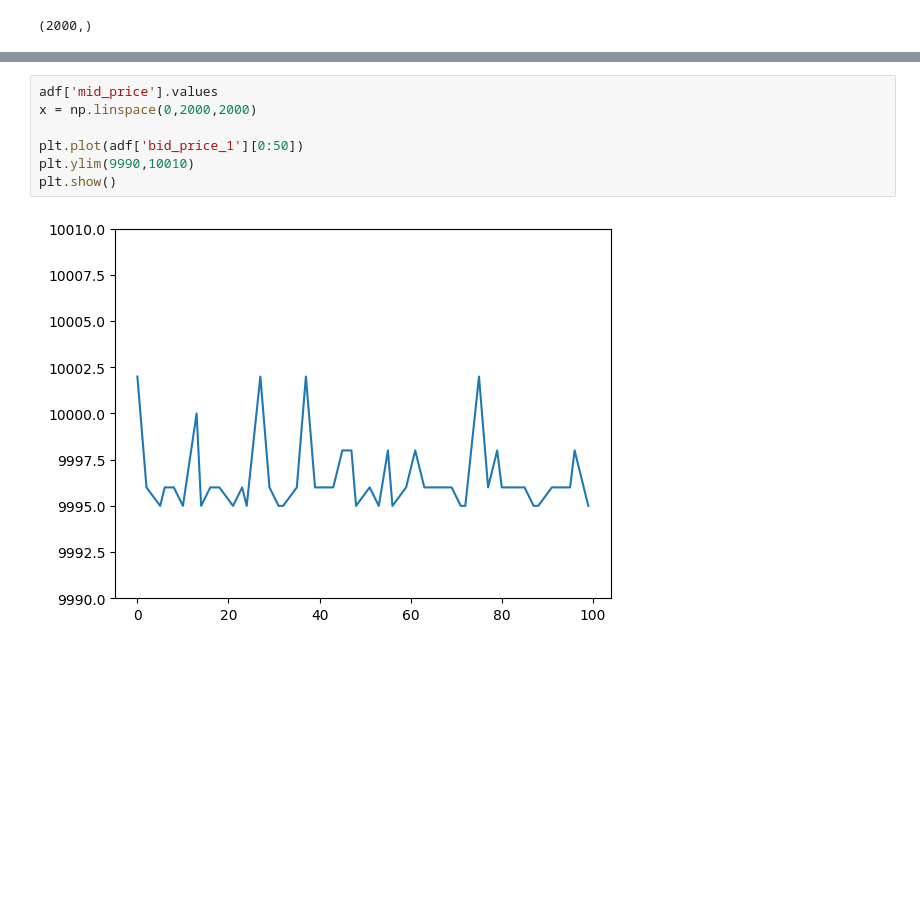
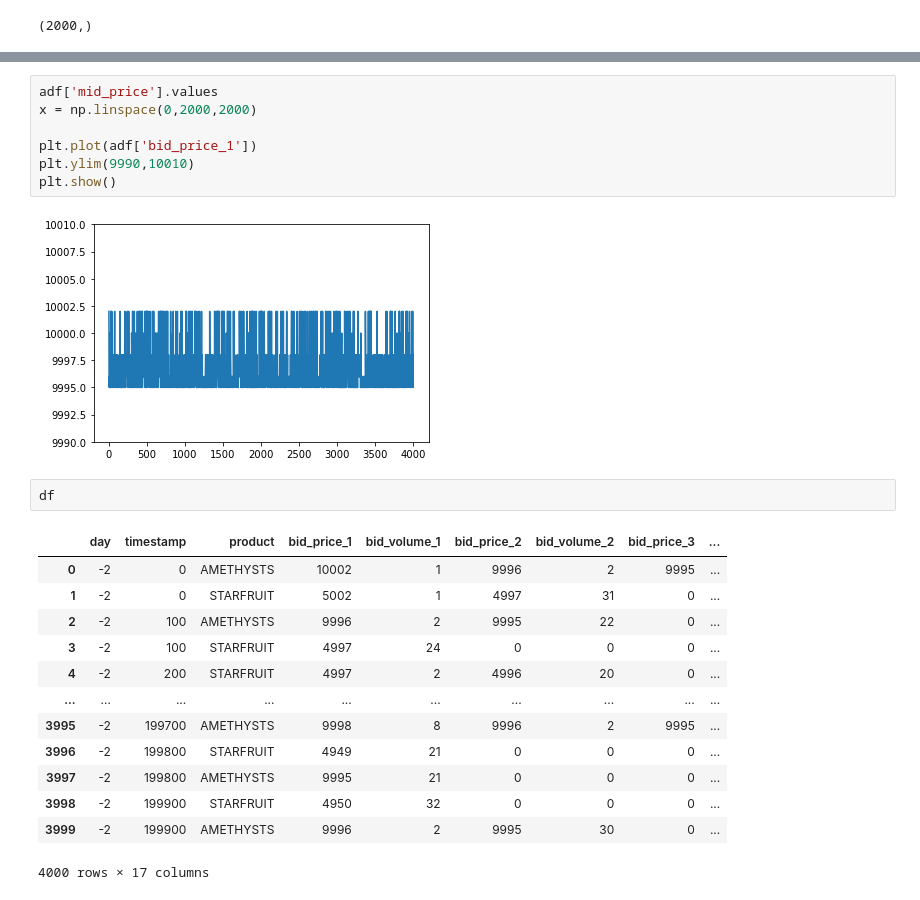
Before and after one commit to yyashhp/Prosperity_2024, a Jupyter notebook: dataExploration.ipynb, the cells around one changed output, grey strips where cells are left out. Saved outputs shown, nothing was run; the diff lists cells and outputs as text; blank space fills up the shorter version.

```diff
--- a/dataExploration.ipynb
+++ b/dataExploration.ipynb
@@ -98,9 +99,25 @@ plt.plot(sdf["mid_price"][0:1000])
 # %%
 adf['mid_price'].values
 x = np.linspace(0,2000,2000)
 
-plt.plot(adf['bid_price_1'][0:50])
+plt.plot(adf['bid_price_1'])
 plt.ylim(9990,10010)
 plt.show()
 # %% [output]
-[figure, old version]
+[figure, new version]
+# %%
+df
+# %% [output]
+|  | day | timestamp | product | bid_price_1 | bid_volume_1 | bid_price_2 | bid_volume_2 | bid_price_3 | ... |
+| 0 | -2 | 0 | AMETHYSTS | 10002 | 1 | 9996 | 2 | 9995 | ... |
+| 1 | -2 | 0 | STARFRUIT | 5002 | 1 | 4997 | 31 | 0 | ... |
+| 2 | -2 | 100 | AMETHYSTS | 9996 | 2 | 9995 | 22 | 0 | ... |
+| 3 | -2 | 100 | STARFRUIT | 4997 | 24 | 0 | 0 | 0 | ... |
+| 4 | -2 | 200 | STARFRUIT | 4997 | 2 | 4996 | 20 | 0 | ... |
+| ... | ... | ... | ... | ... | ... | ... | ... | ... | ... |
+| 3995 | -2 | 199700 | AMETHYSTS | 9998 | 8 | 9996 | 2 | 9995 | ... |
+| 3996 | -2 | 199800 | STARFRUIT | 4949 | 21 | 0 | 0 | 0 | ... |
+| 3997 | -2 | 199800 | AMETHYSTS | 9995 | 21 | 0 | 0 | 0 | ... |
+| 3998 | -2 | 199900 | STARFRUIT | 4950 | 32 | 0 | 0 | 0 | ... |
+| 3999 | -2 | 199900 | AMETHYSTS | 9996 | 2 | 9995 | 30 | 0 | ... |
+4000 rows × 17 columns
```
Also changed, not shown: parts of 12 cells of this notebook, 3 other files.
